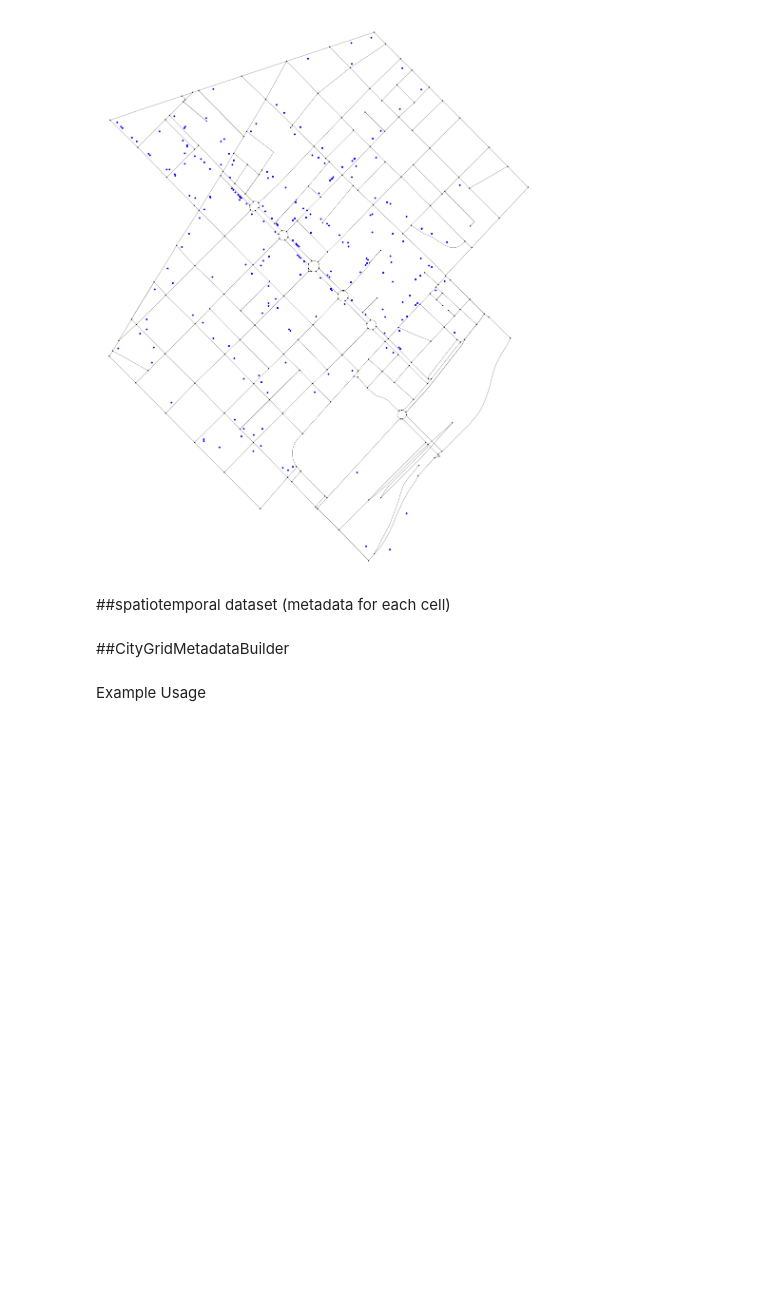
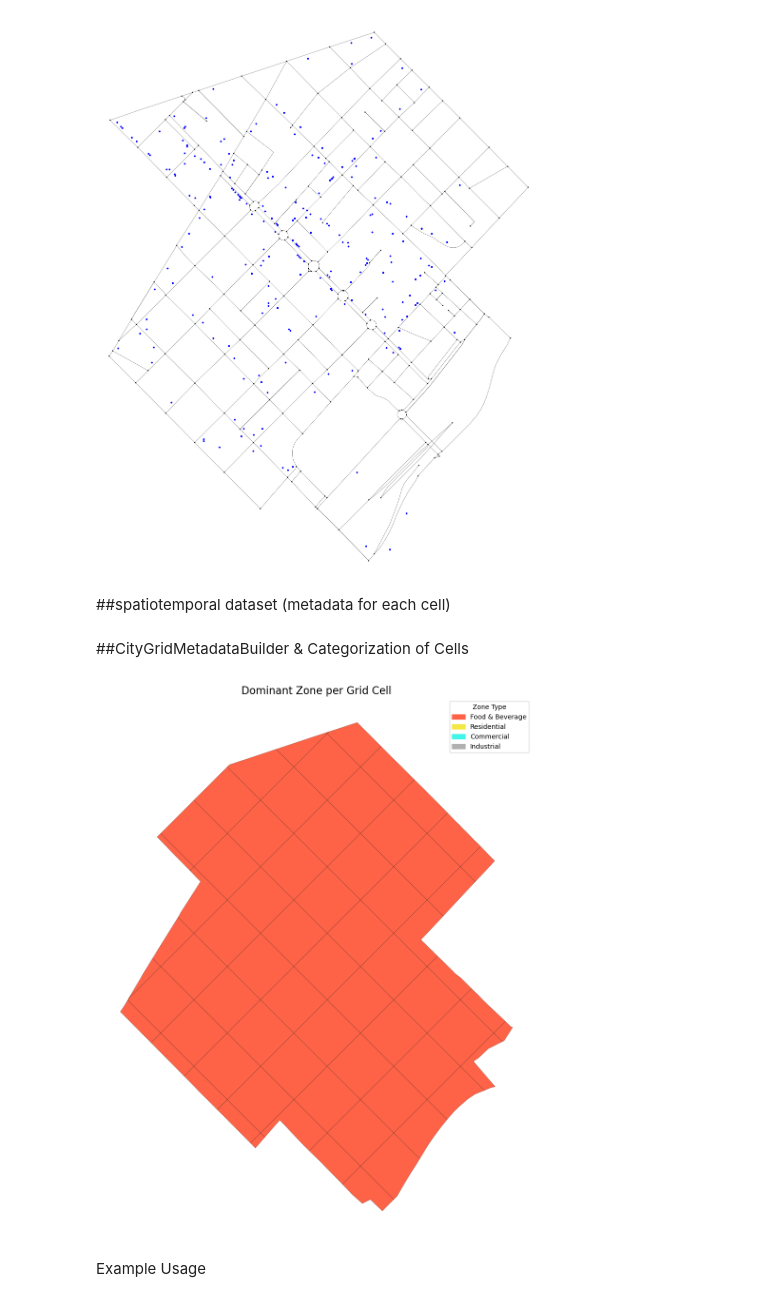
Before and after one commit to sahilyousafp/AEC_HACKATHON_BIG, a Jupyter notebook: OSM_data.ipynb, the cells around one changed output. Drawn from its saved outputs; the diff is of its cells as text; code cells hidden in the pictures; blank space fills up the shorter version.

Commit message:
grid categorization

```diff
--- a/OSM_data.ipynb
+++ b/OSM_data.ipynb
@@ -339,7 +339,7 @@ grid = grid.fillna(0).reset_index()
 #Add a timestamp
 grid["year"] = 2023
 # %% [markdown]
-##CityGridMetadataBuilder
+##CityGridMetadataBuilder & Categorization of Cells
 # %%
 import geopandas as gpd
 import pandas as pd
@@ -401,2 +450,49 @@ class CityGridMetadataBuilder:
+# %%
+CATEGORY_INFO = {
+    "NomNom": {
+        "color": "#ff6347",  # Red-orange
+        "label": "Food & Beverage"
+    },
+    "CouchCounty": {
+        "color": "#f4e842",  # Yellow
+        "label": "Residential"
+    },
+    "HustleHub": {
+        "color": "#42f5e9",  # Cyan
+        "label": "Commercial"
+    },
+    "SmokeStackland": {
+        "color": "#b0b0b0",  # Gray
+        "label": "Industrial"
+    }
+}
+# %%
+# Build the grid metadata
+builder = CityGridMetadataBuilder(grid, year=2023)
+
+# Add POI layers individually (optional if not needed)
+builder.add_pois(nomnom_points, "nomnom")
+builder.add_pois(couch_points, "couchcounty")
+builder.add_pois(HustleHub_points, "HustleHub")
+builder.add_pois(smoke_points, "smokestackland")
+
+# Create POI dictionary
+poi_gdfs = {
+    "NomNom": nomnom_points,
+    "CouchCounty": couch_points,
+    "HustleHub": HustleHub_points,
+    "SmokeStackland": smoke_points
+}
+
+# Classify the dominant zone
+builder.classify_dominant_zone(poi_gdfs, CATEGORY_INFO)
+# %%
+# Retrieve the enriched grid
+zoned_grid = builder.get_grid_with_metadata()
+
+# Plot with legend and colors
+plot_dominant_zones(zoned_grid, CATEGORY_INFO)
+# %% [output]
+[figure, added]
 # %% [markdown]
 Example Usage
```
Also changed, not shown: parts of 2 cells of this notebook.
